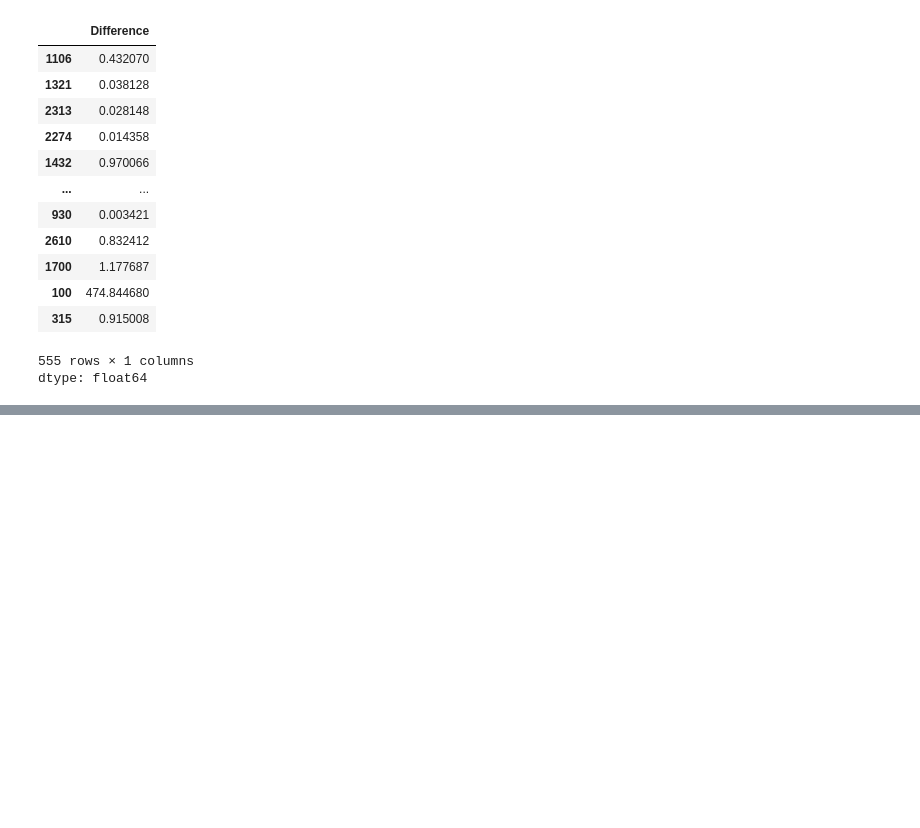
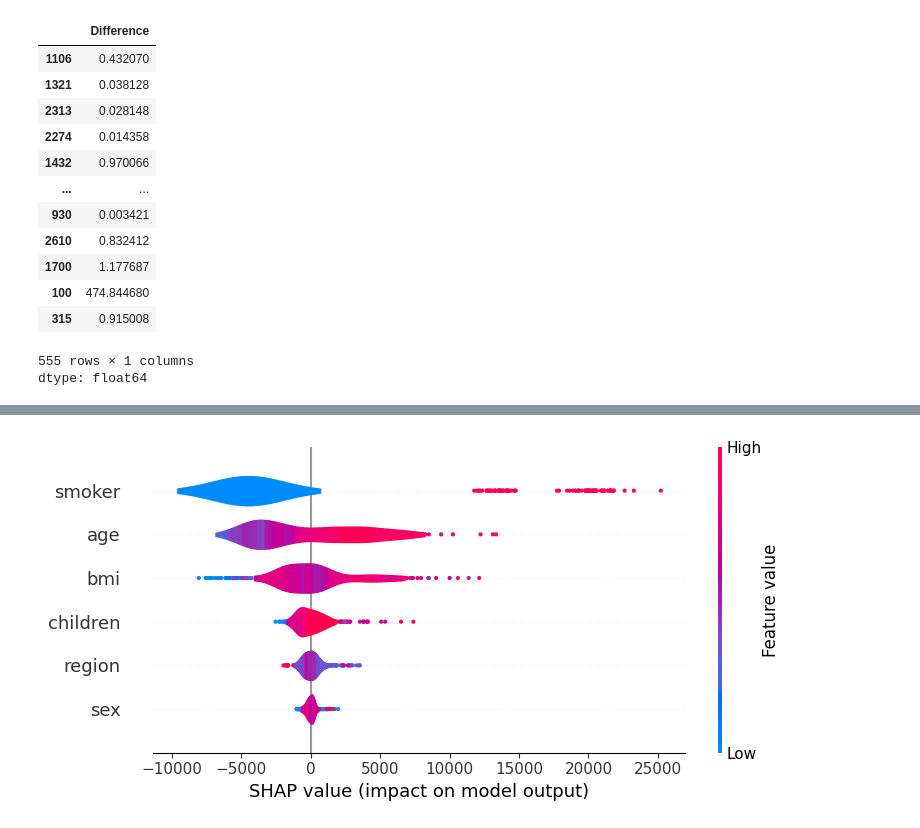
Before and after one commit to shamin2021/BIS_Medical_Insuarance_Cost_Analysis, a Jupyter notebook: Analysis_notebook.ipynb, the cells around one changed output, grey strips where cells are left out. Cells and saved outputs as stored; diff of their text form; code cells hidden in the pictures; blank space fills up the shorter version.

```diff
--- a/Analysis_notebook.ipynb
+++ b/Analysis_notebook.ipynb
@@ -559,0 +573,7 @@ dtype: float64
+# %%
+explainer = shap.Explainer(best_model)
+shap_values = explainer.shap_values(X_test)
+# %%
+shap.summary_plot(shap_values, X_test, plot_type='violin')
+# %% [output]
+[figure, added]
```
Also changed, not shown: parts of 8 cells of this notebook.
